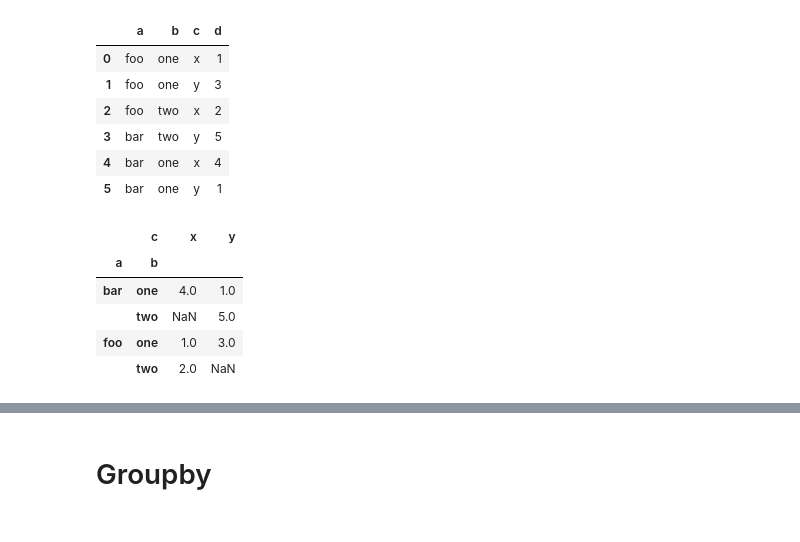
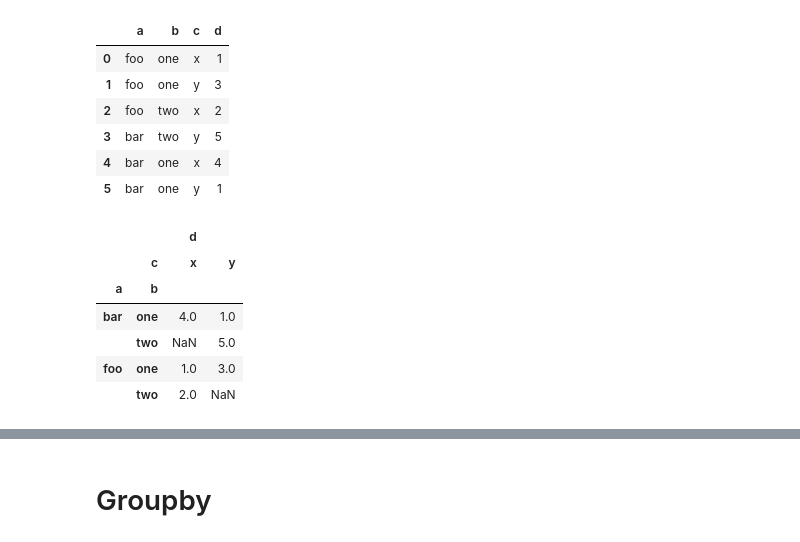
Before and after one commit to rashmidv/machinelearning_pandas_basics, a Jupyter notebook: Series.ipynb, the cells around one changed output, grey strips where cells are left out. Saved outputs shown, nothing was run; the diff lists cells and outputs as text; code cells hidden in the pictures.

Commit message:
Add files via upload
pandas basics to convert into csv, pivot table

```diff
--- a/Series.ipynb
+++ b/Series.ipynb
@@ -280,8 +302,9 @@ df
 | 4 | bar | one | x | 4 |
 | 5 | bar | one | y | 1 |
 # %%
-df.pivot_table(values='d',index=['a','b'] ,columns=['c'])
+df.pivot_table(values=['d'],index=['a','b'] ,columns=['c'])
 # %% [output]
+|  |  | d |  |
 |  | c | x | y |
 | a | b |  |  |
 | bar | one | 4.0 | 1.0 |
```
Also changed, not shown: parts of 19 cells of this notebook.
